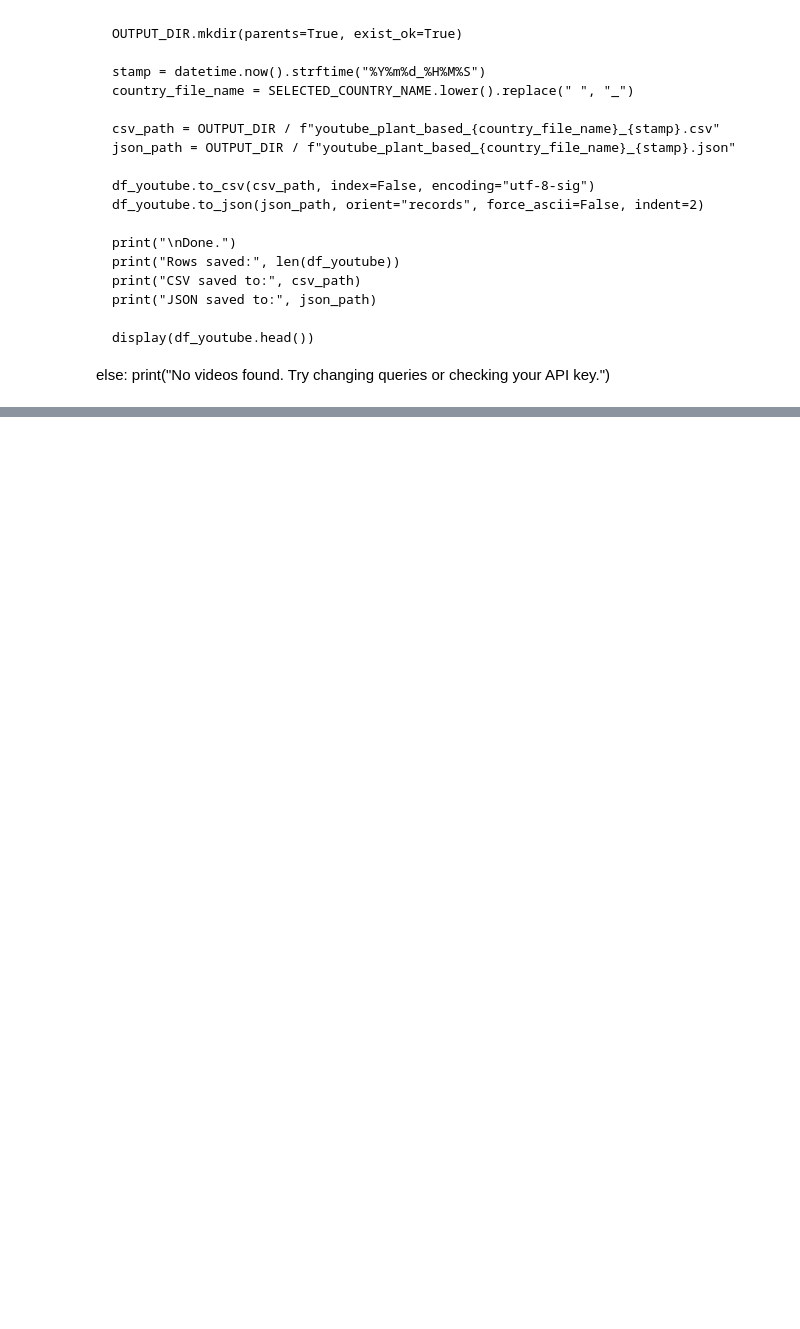
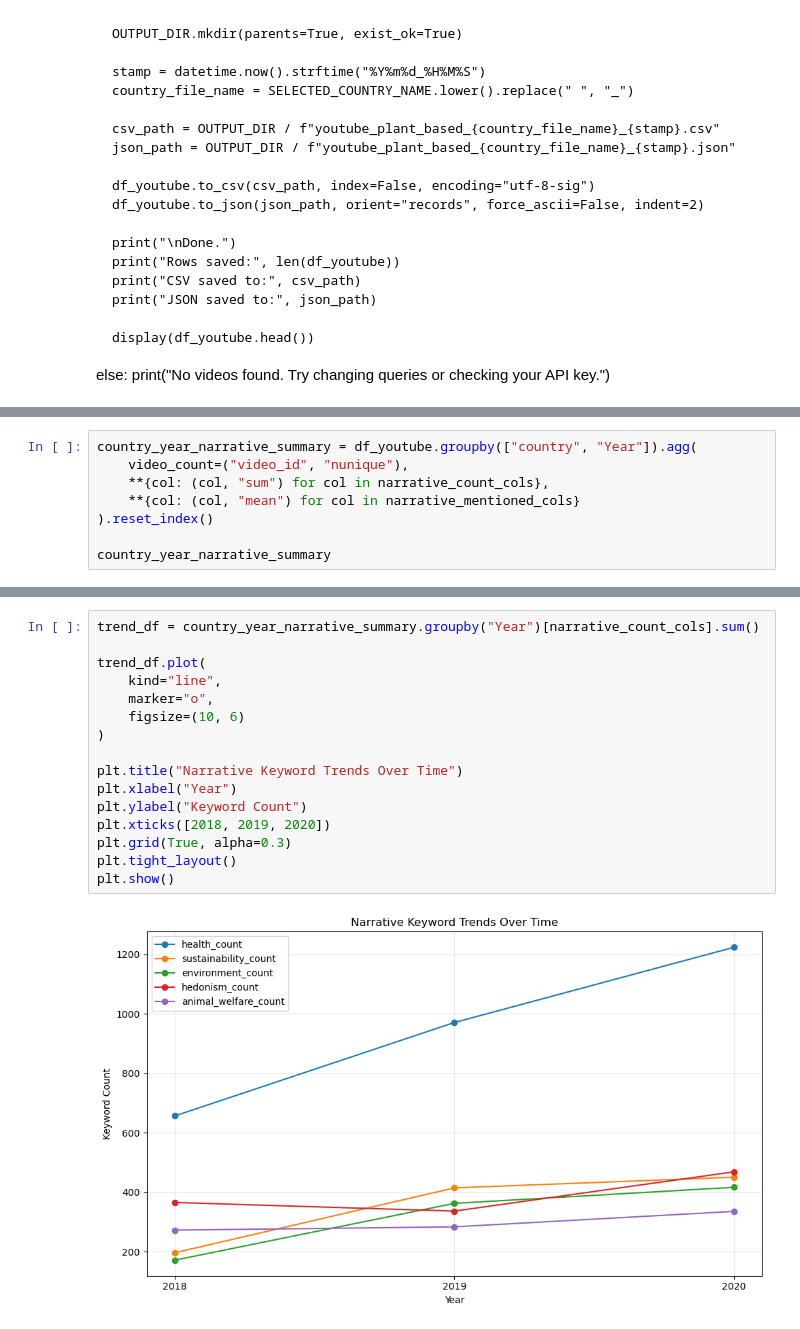
Before and after one commit to huangshuojason/Video-Analysis--DataScience-Group, a Jupyter notebook: notebooks/0603 Group I.ipynb, the cells around one changed output, grey strips where cells are left out. Cells and saved outputs as stored; diff of their text form; blank space fills up the shorter version.

```diff
--- a/notebooks/0603 Group I.ipynb
+++ b/notebooks/0603 Group I.ipynb
@@ -725,0 +905,8 @@ Saved to: ..\data\Raw\youtube_plant_based_all_countries.csv
+# %%
+country_year_narrative_summary = df_youtube.groupby(["country", "Year"]).agg(
+    video_count=("video_id", "nunique"),
+    **{col: (col, "sum") for col in narrative_count_cols},
+    **{col: (col, "mean") for col in narrative_mentioned_cols}
+).reset_index()
+
+country_year_narrative_summary
@@ -725,0 +970,18 @@ Saved to: ..\data\Raw\youtube_plant_based_all_countries.csv
+# %%
+trend_df = country_year_narrative_summary.groupby("Year")[narrative_count_cols].sum()
+
+trend_df.plot(
+    kind="line",
+    marker="o",
+    figsize=(10, 6)
+)
+
+plt.title("Narrative Keyword Trends Over Time")
+plt.xlabel("Year")
+plt.ylabel("Keyword Count")
+plt.xticks([2018, 2019, 2020])
+plt.grid(True, alpha=0.3)
+plt.tight_layout()
+plt.show()
+# %% [output]
+[figure, added]
```
Also changed, not shown: parts of 33 cells of this notebook.
